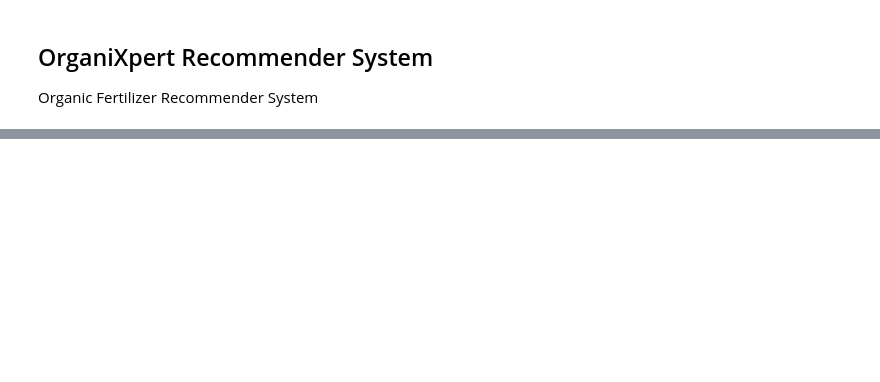
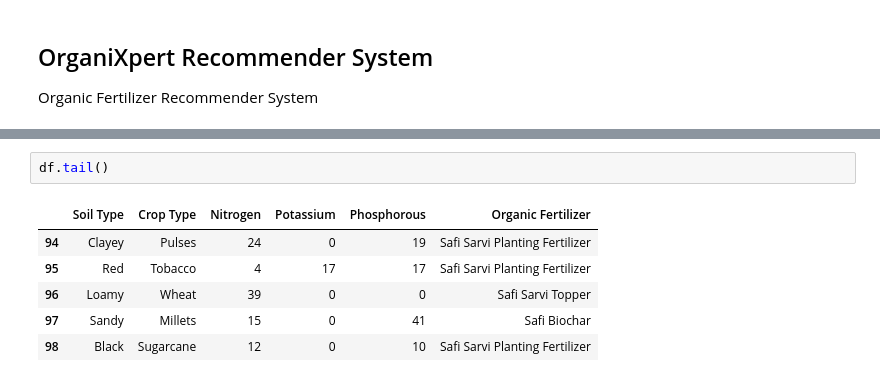
Before and after one commit to joykangangi/OrganiXpert, a Jupyter notebook: ML_Development/EDA/OrganiXpert.ipynb, the cells around one changed output, grey strips where cells are left out. Saved outputs shown, nothing was run; the diff lists cells and outputs as text; blank space fills up the shorter version.

```diff
--- a/ML_Development/EDA/OrganiXpert.ipynb
+++ b/ML_Development/EDA/OrganiXpert.ipynb
@@ -17,0 +44,9 @@ df.head()
+# %%
+df.tail()
+# %% [output]
+|  | Soil Type | Crop Type | Nitrogen | Potassium | Phosphorous | Organic Fertilizer |
+| 94 | Clayey | Pulses | 24 | 0 | 19 | Safi Sarvi Planting Fertilizer |
+| 95 | Red | Tobacco | 4 | 17 | 17 | Safi Sarvi Planting Fertilizer |
+| 96 | Loamy | Wheat | 39 | 0 | 0 | Safi Sarvi Topper |
+| 97 | Sandy | Millets | 15 | 0 | 41 | Safi Biochar |
+| 98 | Black | Sugarcane | 12 | 0 | 10 | Safi Sarvi Planting Fertilizer |
```
Also changed, not shown: parts of 27 cells of this notebook, 5 other files.
